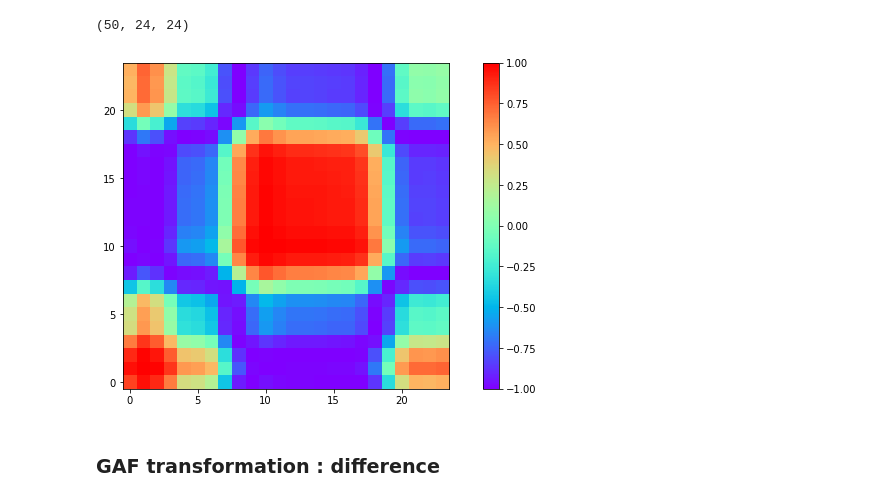
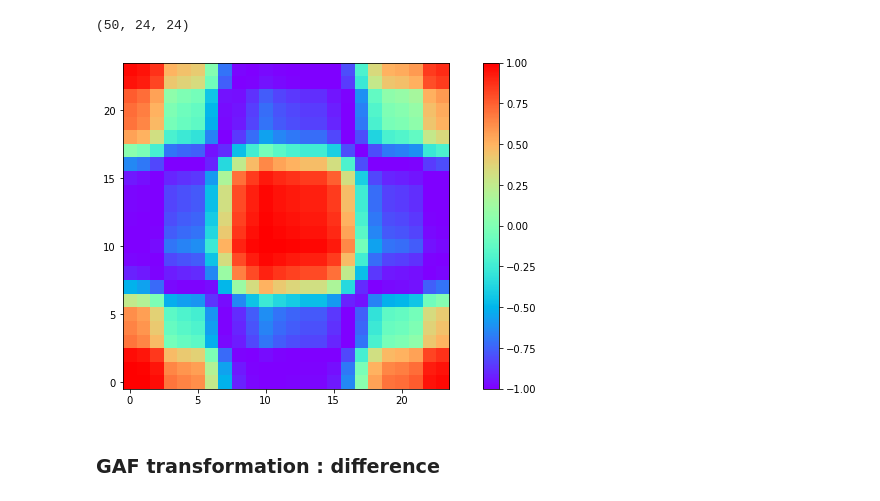
Before and after one commit to miltonluaces/time_series, a Jupyter notebook: ts2img/gaf.ipynb, the cells around one changed output. Saved outputs shown, nothing was run; the diff lists cells and outputs as text; code cells hidden in the pictures.

```diff
--- a/ts2img/gaf.ipynb
+++ b/ts2img/gaf.ipynb
@@ -41,11 +41,11 @@ X_gafSum.shape
 # %% [output]
 (50, 24, 24)
 # %%
-img_idx = 12
+img_idx = 15
 plt.imshow(X_gafSum[img_idx], cmap='rainbow', origin='lower')
 plt.colorbar();
 # %% [output]
-[figure, old version]
+[figure, new version]
 # %% [markdown]
 ### GAF transformation : difference
 # %%
```
Also changed, not shown: 4 other files.
